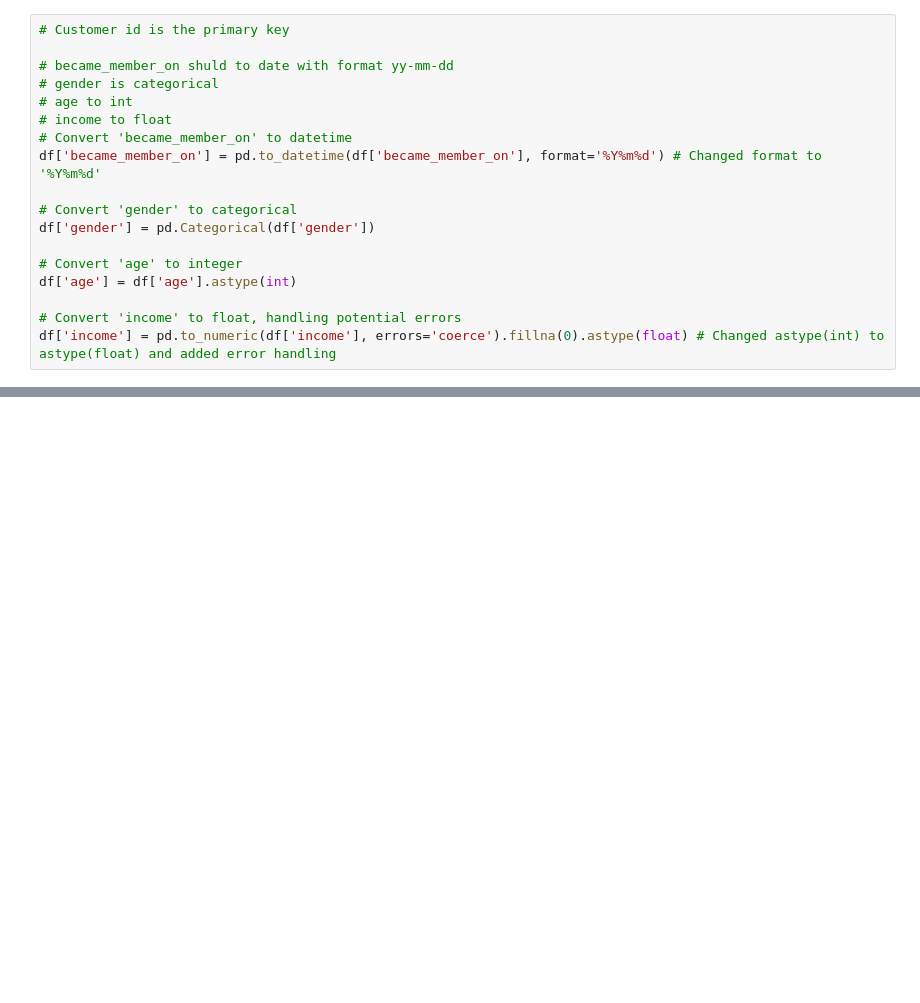
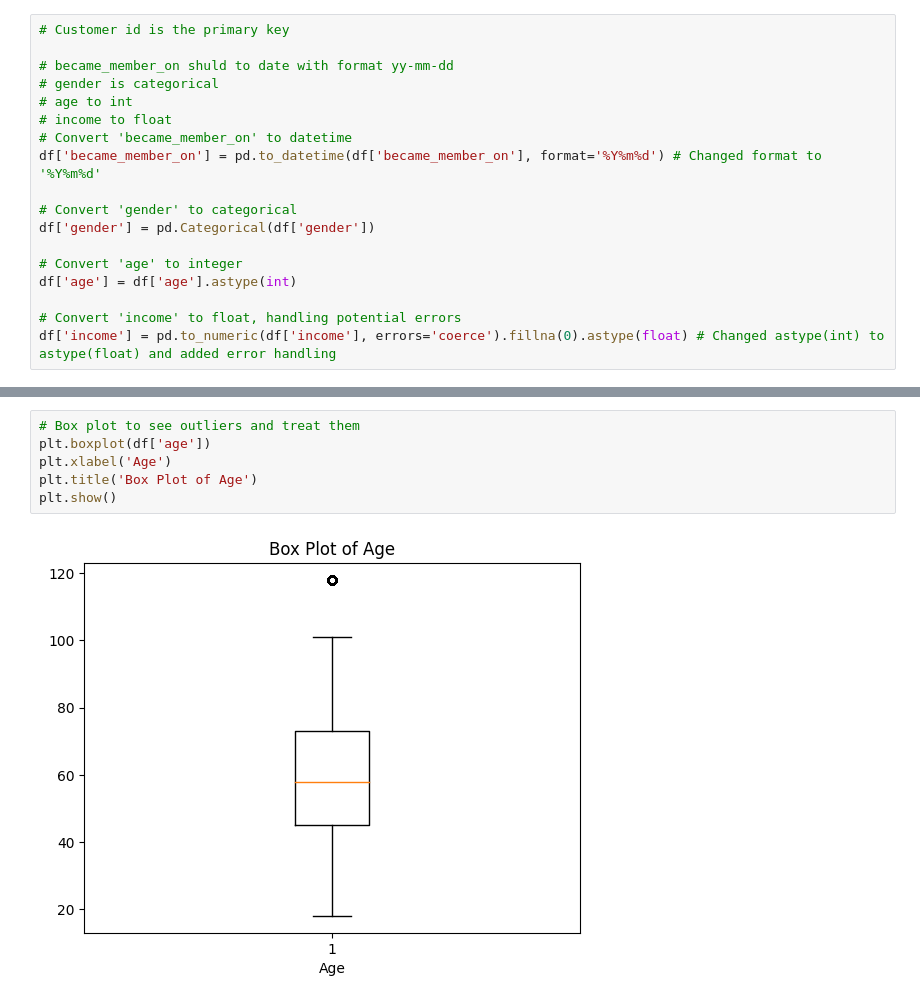
Before and after one commit to stevejj4/Customer-Reward-Analysis, a Jupyter notebook: Customers_EDA.ipynb, the cells around one changed output, grey strips where cells are left out. Saved outputs shown, nothing was run; the diff lists cells and outputs as text; blank space fills up the shorter version.

```diff
--- a/Customers_EDA.ipynb
+++ b/Customers_EDA.ipynb
@@ -74,0 +128,8 @@ df['income'] = pd.to_numeric(df['income'], errors='coerce').fillna(0).astype(flo
+# %%
+# Box plot to see outliers and treat them
+plt.boxplot(df['age'])
+plt.xlabel('Age')
+plt.title('Box Plot of Age')
+plt.show()
+# %% [output]
+[figure, added]
```
Also changed, not shown: parts of 7 cells of this notebook.
